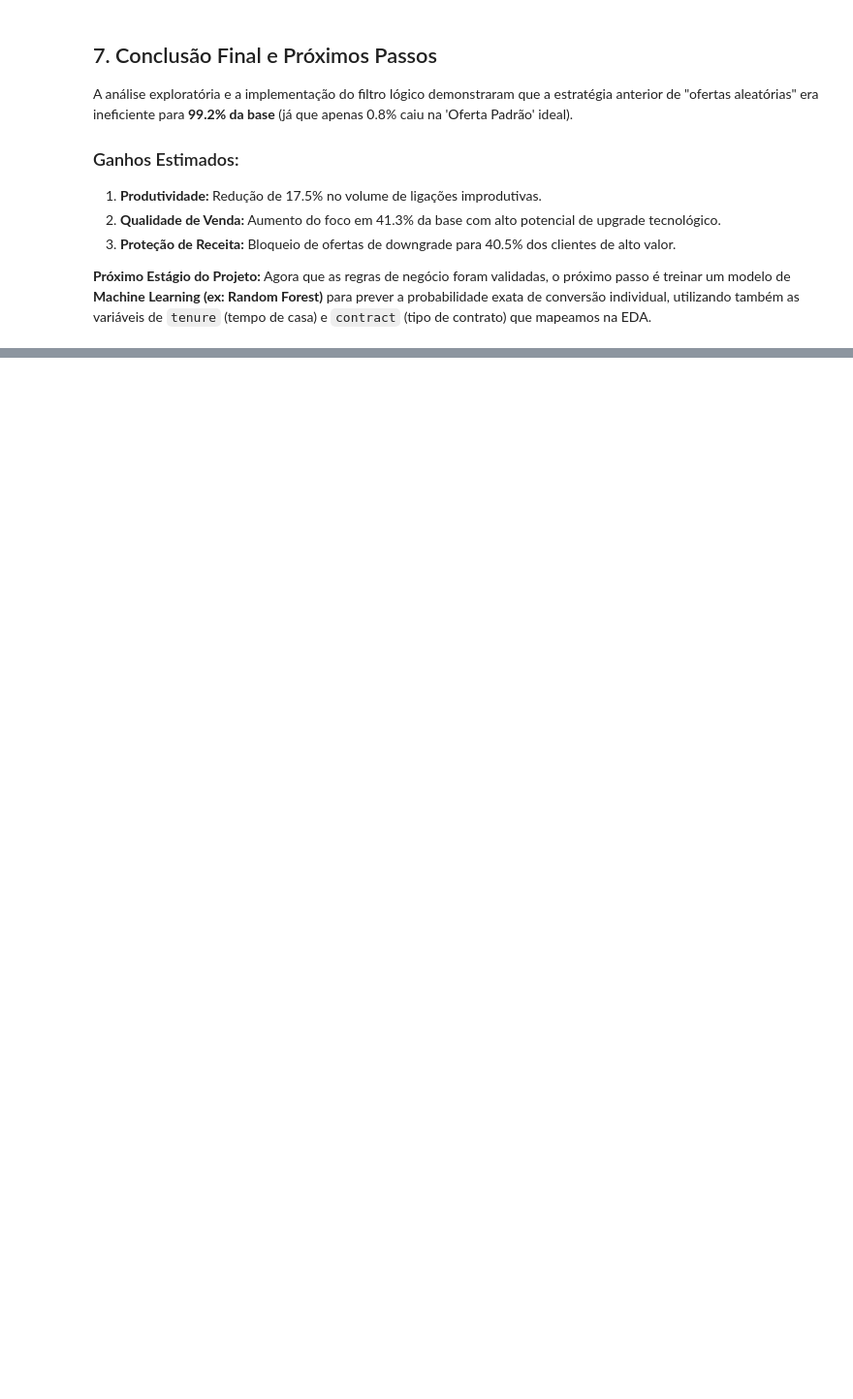
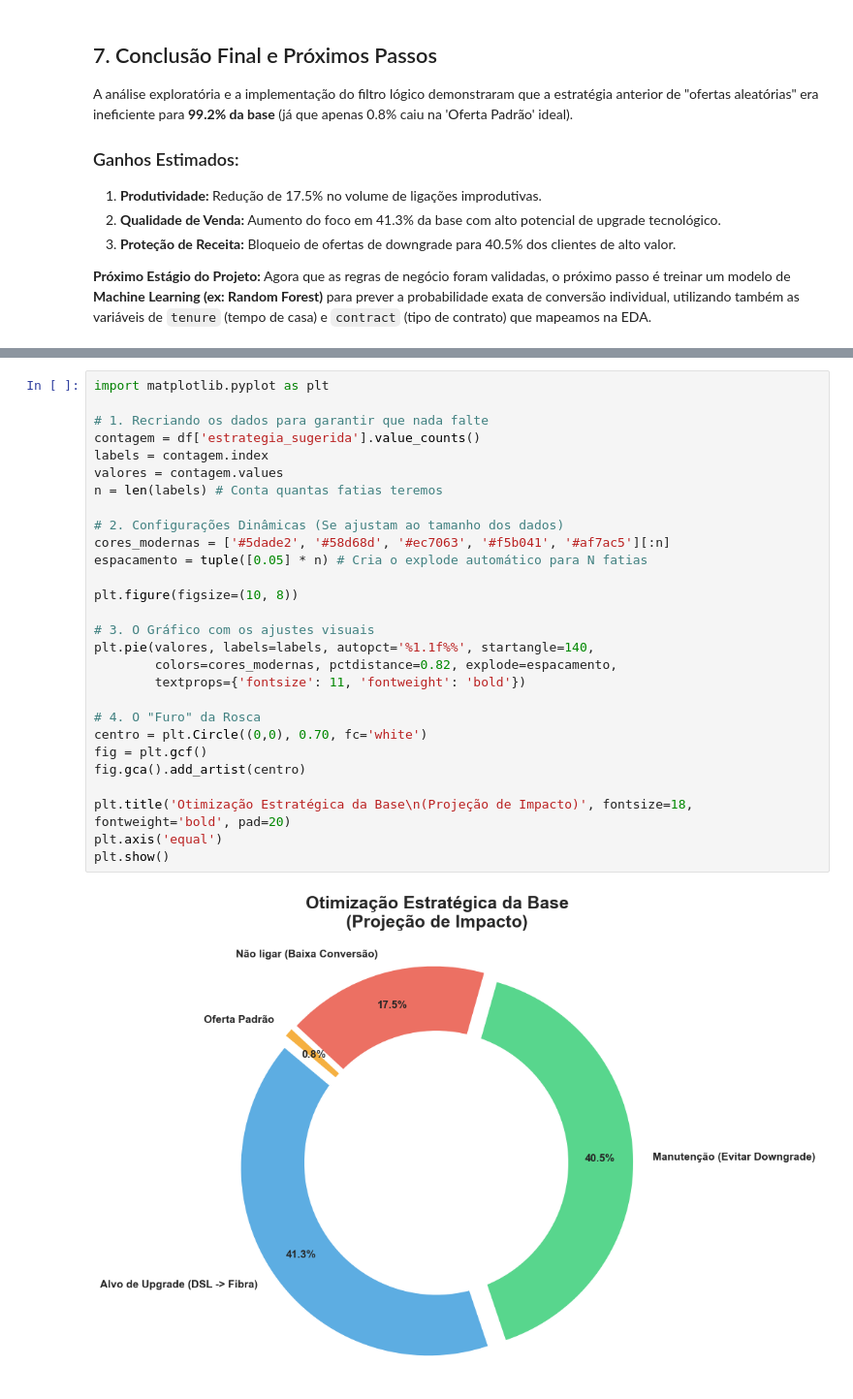
Before and after one commit to Mestrie/Telecom_Smart_Offer, a Jupyter notebook: main.ipynb, the cells around one changed output, grey strips where cells are left out. Shown at 97% size. Drawn from its saved outputs; the diff is of its cells as text; blank space fills up the shorter version.

```diff
--- a/main.ipynb
+++ b/main.ipynb
@@ -380,0 +433,30 @@ Agora que as regras de negócio foram validadas, o próximo passo é treinar um
+# %%
+import matplotlib.pyplot as plt
+
+# 1. Recriando os dados para garantir que nada falte
+contagem = df['estrategia_sugerida'].value_counts()
+labels = contagem.index
+valores = contagem.values
+n = len(labels) # Conta quantas fatias teremos
+
+# 2. Configurações Dinâmicas (Se ajustam ao tamanho dos dados)
+cores_modernas = ['#5dade2', '#58d68d', '#ec7063', '#f5b041', '#af7ac5'][:n]
+espacamento = tuple([0.05] * n) # Cria o explode automático para N fatias
+
+plt.figure(figsize=(10, 8))
+
+# 3. O Gráfico com os ajustes visuais
+plt.pie(valores, labels=labels, autopct='%1.1f%%', startangle=140,
+        colors=cores_modernas, pctdistance=0.82, explode=espacamento,
+        textprops={'fontsize': 11, 'fontweight': 'bold'})
+
+# 4. O "Furo" da Rosca
+centro = plt.Circle((0,0), 0.70, fc='white')
+fig = plt.gcf()
+fig.gca().add_artist(centro)
+
+plt.title('Otimização Estratégica da Base\n(Projeção de Impacto)', fontsize=18, fontweight='bold', pad=20)
+plt.axis('equal')
+plt.show()
+# %% [output]
+[figure, added]
```
Also changed, not shown: parts of 8 cells of this notebook, 3 other files.
